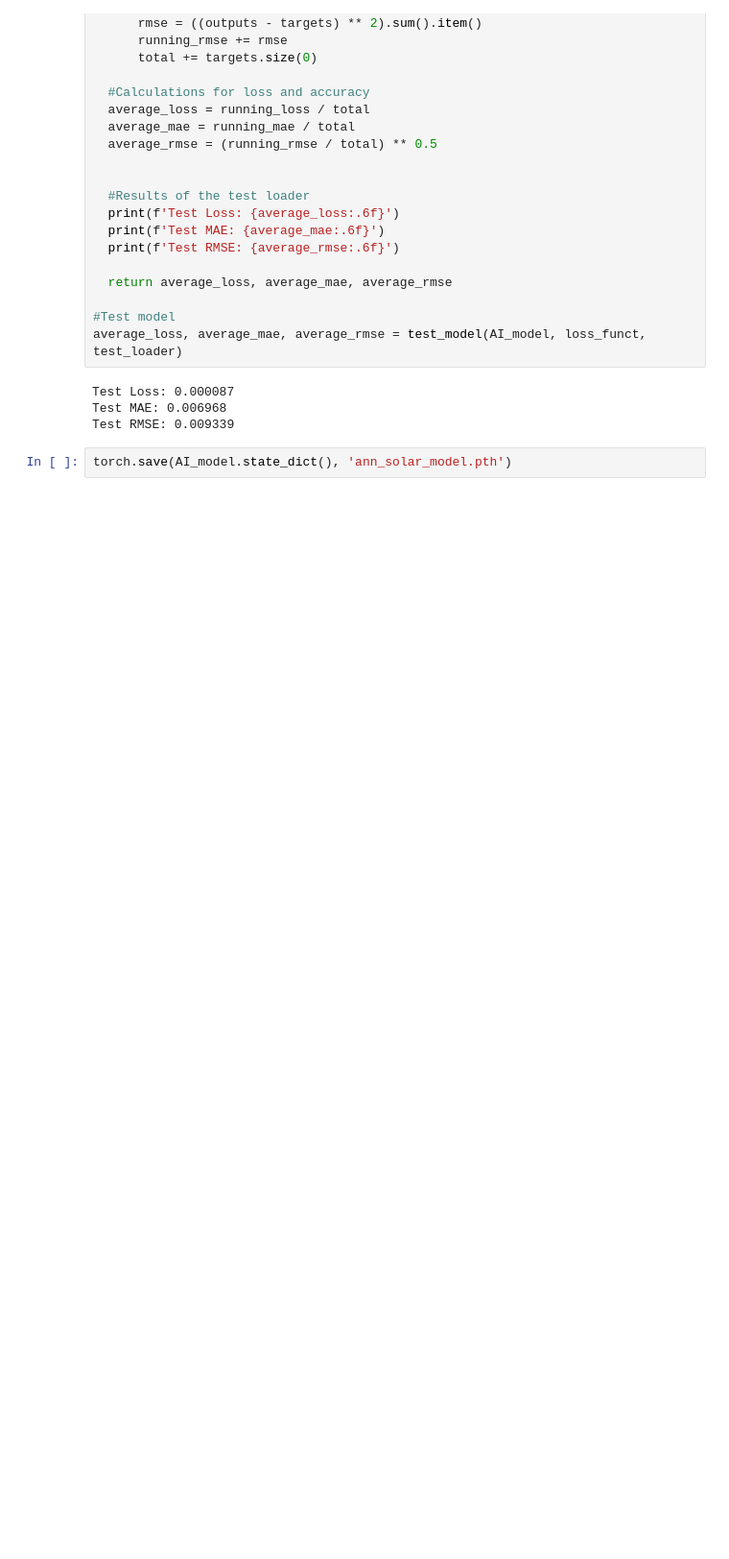
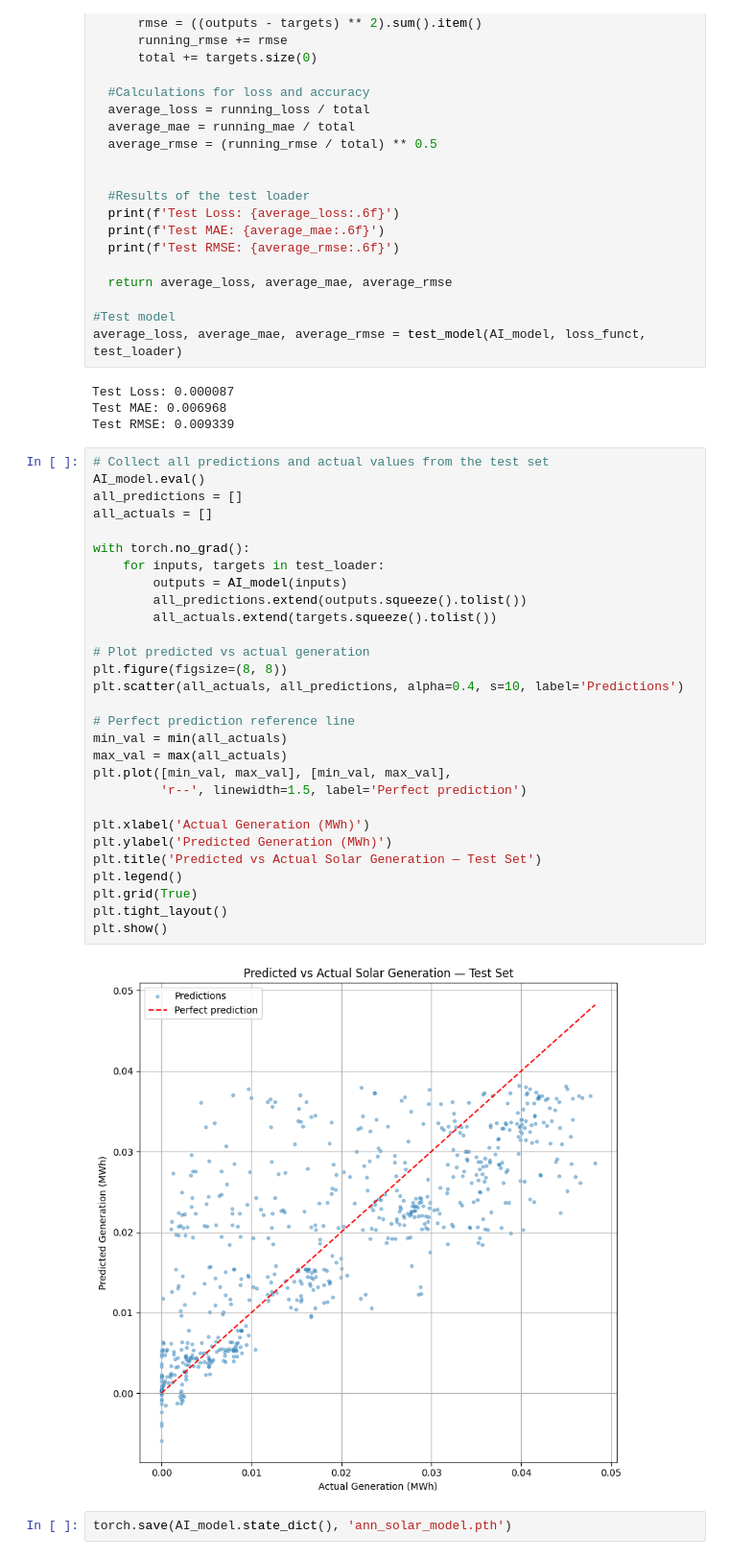
Before and after one commit to Alexgruden/solar-tracker-ai, a Jupyter notebook: Optimizing_Solar_Tracking_using_AI.ipynb, the cells around one changed output. Shown at 96% size. Cells and saved outputs as stored; diff of their text form; blank space fills up the shorter version.

```diff
--- a/Optimizing_Solar_Tracking_using_AI.ipynb
+++ b/Optimizing_Solar_Tracking_using_AI.ipynb
@@ -453,5 +453,36 @@ average_loss, average_mae, average_rmse = test_model(AI_model, loss_funct, test_
 Test Loss: 0.000087
 Test MAE: 0.006968
 Test RMSE: 0.009339
+# %%
+# Collect all predictions and actual values from the test set
+AI_model.eval()
+all_predictions = []
+all_actuals = []
+
+with torch.no_grad():
+    for inputs, targets in test_loader:
+        outputs = AI_model(inputs)
+        all_predictions.extend(outputs.squeeze().tolist())
+        all_actuals.extend(targets.squeeze().tolist())
+
+# Plot predicted vs actual generation
+plt.figure(figsize=(8, 8))
+plt.scatter(all_actuals, all_predictions, alpha=0.4, s=10, label='Predictions')
+
+# Perfect prediction reference line
+min_val = min(all_actuals)
+max_val = max(all_actuals)
+plt.plot([min_val, max_val], [min_val, max_val],
+         'r--', linewidth=1.5, label='Perfect prediction')
+
+plt.xlabel('Actual Generation (MWh)')
+plt.ylabel('Predicted Generation (MWh)')
+plt.title('Predicted vs Actual Solar Generation — Test Set')
+plt.legend()
+plt.grid(True)
+plt.tight_layout()
+plt.show()
+# %% [output]
+[figure, added]
 # %%
 torch.save(AI_model.state_dict(), 'ann_solar_model.pth')
```
Also changed, not shown: parts of 6 cells of this notebook, 1 other file.
